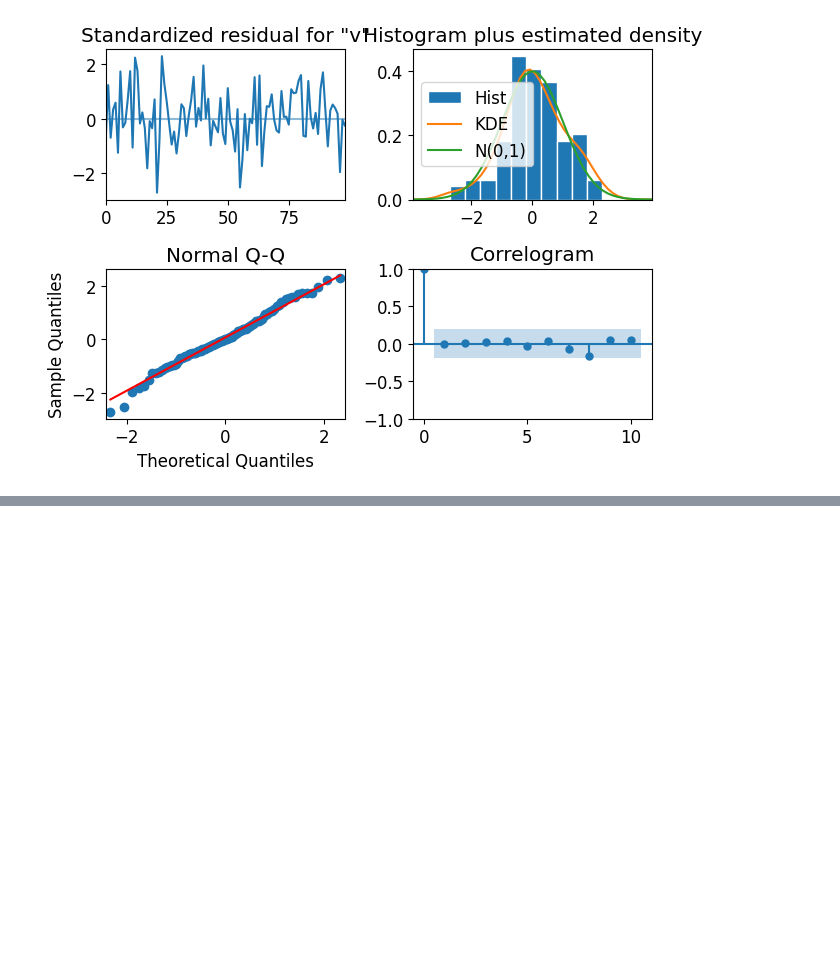
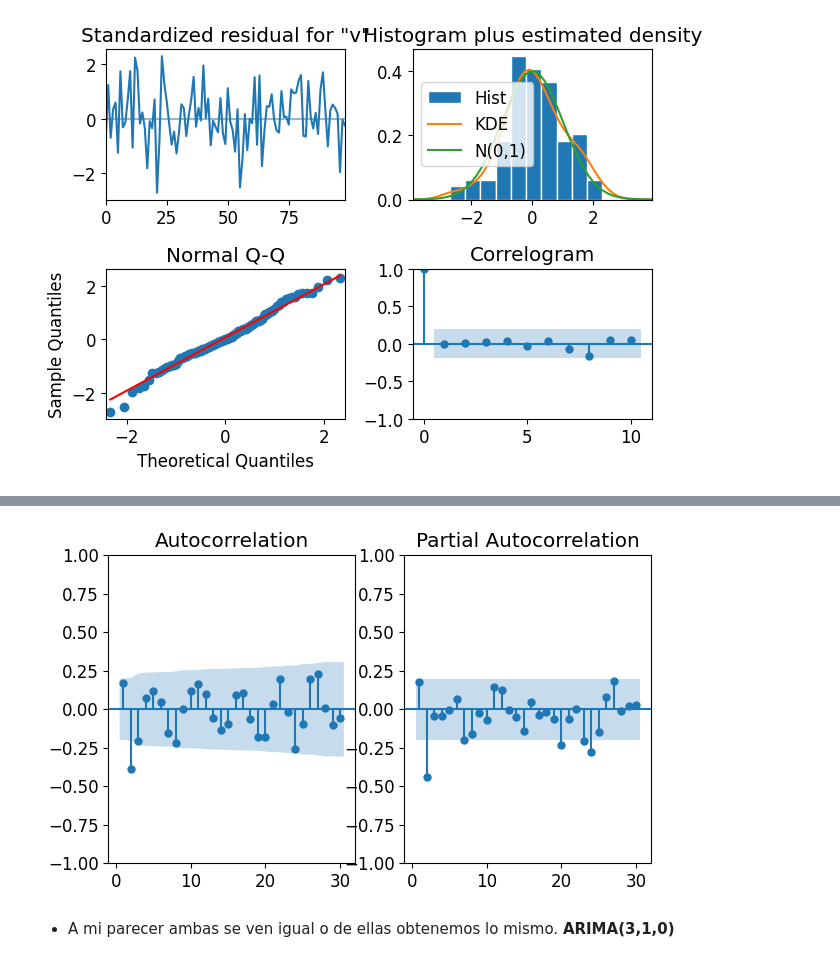
Before and after one commit to JavierFigueroa21/Tarea_2_RAJuarez_JAFigueroa, a Jupyter notebook: Tarea2.ipynb, the cells around one changed output, grey strips where cells are left out. Cells and saved outputs as stored; diff of their text form; code cells hidden in the pictures; blank space fills up the shorter version.

```diff
--- a/Tarea2.ipynb
+++ b/Tarea2.ipynb
@@ -696,0 +746,6 @@ plt.tight_layout();
+# %%
+# Segunda, Segundo orden
+diff2_values_s = data_scaled.diff().diff().dropna()
+
+print('ADF para derivada segundo orden...\n')
+adf_test(diff2_values_s)
@@ -696,0 +784,7 @@ plt.tight_layout();
+# %%
+plot_acf_pacf(diff2_values_s, {'lags':30})
+# %% [output]
+[figure, added]
+# %% [markdown]
+- A mi parecer ambas se ven igual o de ellas obtenemos lo mismo.
+**ARIMA(3,1,0)**
```
Also changed, not shown: parts of 53 cells of this notebook.
